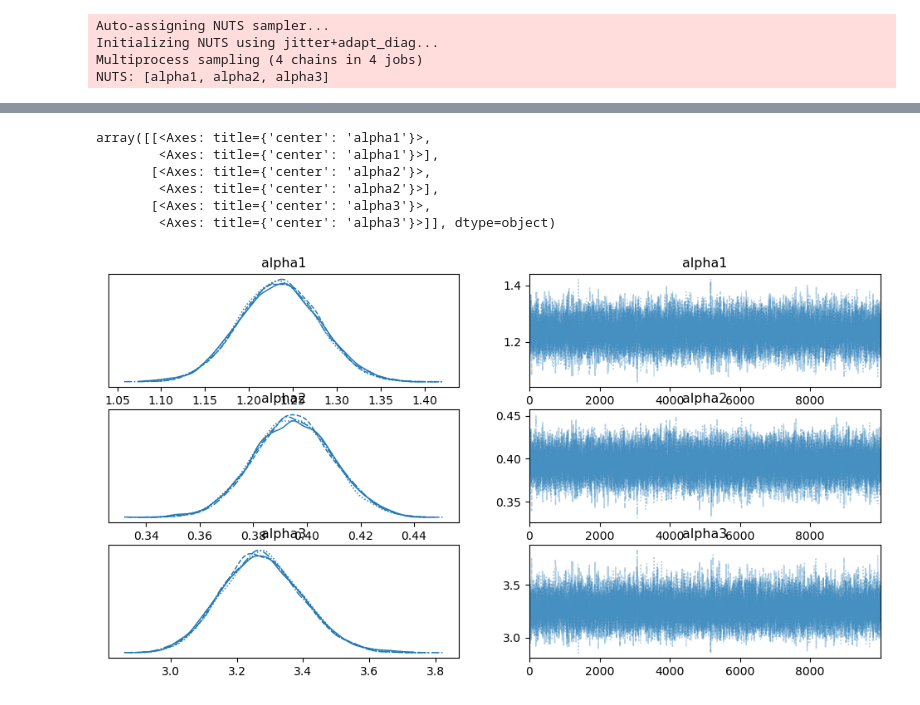
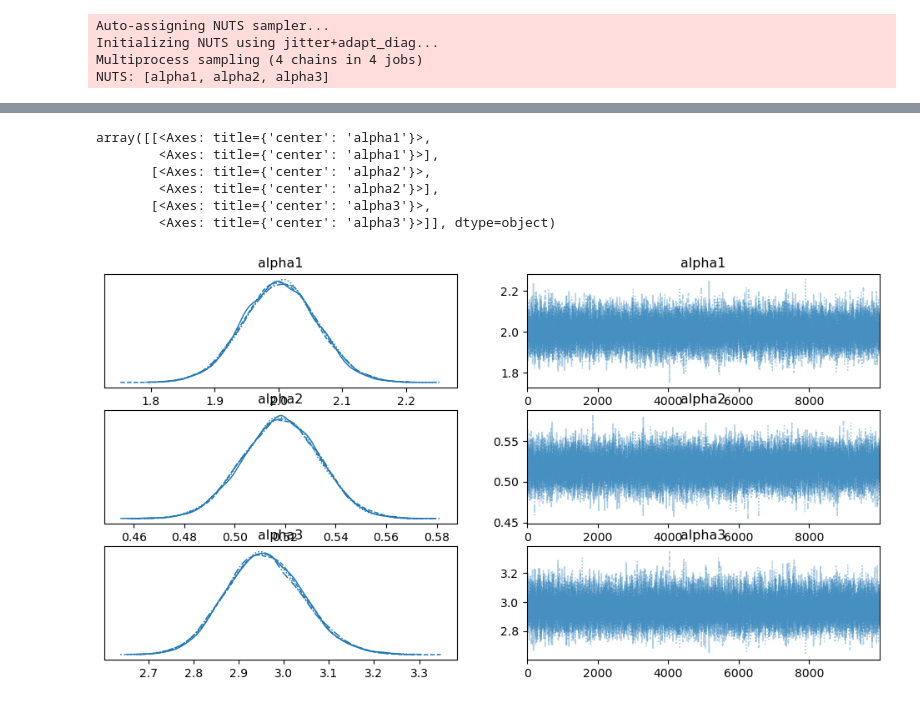
Before and after one commit to QiiiiiC/code, a Jupyter notebook: playwith.ipynb, the cells around one changed output, grey strips where cells are left out. Drawn from its saved outputs; the diff is of its cells as text; code cells hidden in the pictures.

```diff
--- a/playwith.ipynb
+++ b/playwith.ipynb
@@ -37,7 +37,7 @@ with pm.Model() as basic_model:
     var = {}
     for i in range(len(mean)):
 
-        var[f'obs{i}'] = pm.Normal(f'obs{i}',mu= mean[i],sigma = 0.5,observed=data[data['group']==i])
+        var[f'obs{i}'] = pm.Normal(f'obs{i}',mu= mean[i],sigma = 0.5,observed=np.array(data[data['group']==i]['x']))
     trace = pm.sample(10000, tune=1000, return_inferencedata=True)
 az.summary(trace)
 az.plot_trace(trace)
@@ -53,7 +53,7 @@ Sampling 4 chains for 1_000 tune and 10_000 draw iterations (4_000 + 40_000 draw
 array([[<Axes: title={'center': 'alpha1'}>,
         <Axes: title={'center': 'alpha1'}>],
        [<Axes: title={'center': 'alpha2'}>,
         <Axes: title={'center': 'alpha2'}>],
        [<Axes: title={'center': 'alpha3'}>,
         <Axes: title={'center': 'alpha3'}>]], dtype=object)
-[figure, old version]
+[figure, new version]
```
Also changed, not shown: parts of 4 cells of this notebook.
